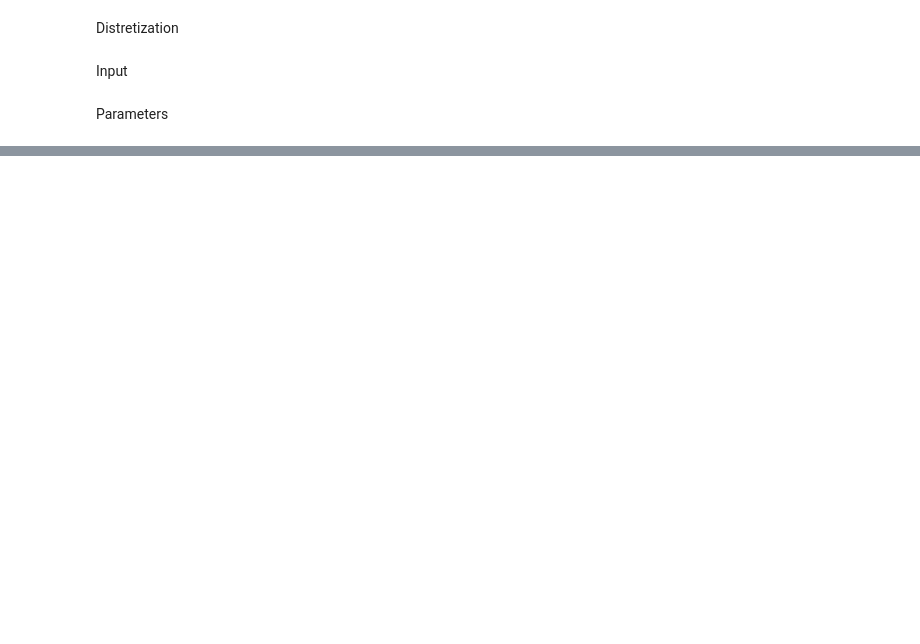
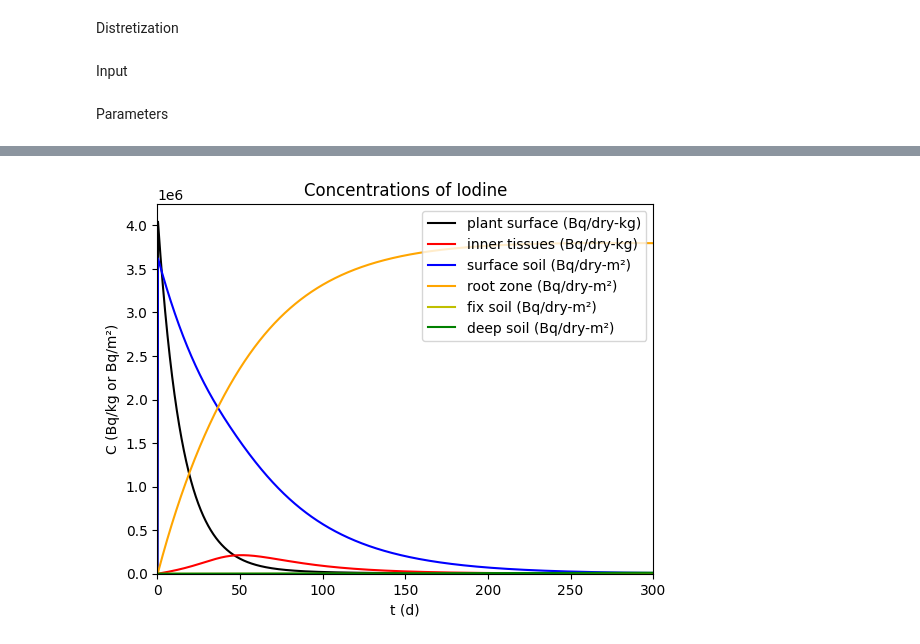
Before and after one commit to Raistlin11123/EI_Los_Angeles, a Jupyter notebook: main.ipynb, the cells around one changed output, grey strips where cells are left out. Saved outputs shown, nothing was run; the diff lists cells and outputs as text; code cells hidden in the pictures; blank space fills up the shorter version.

```diff
--- a/main.ipynb
+++ b/main.ipynb
@@ -23,8 +26,6 @@ C_air[:12] = [3.2*10**2, 3.2*10**3, 3.2*10**4, 3.2*10**4, 3.2*10**4, 3.2*10**4,
 # %% [markdown]
 Parameters
 # %%
-
-
 #---------------- Field type repartition ------------#
 
 a = 0.70 #ordinary field
@@ -33,14 +34,15 @@ c = 0.20 #pasture
 
 #------------------- TO COMPUTE kre------------------#
 
-RF_agri = 10**(-5) #=RFv_d
+RF_agri = 10**(-5) #=RFv_
 RF_rice = 0
 RF_pasture = np.zeros(n+1)
 kre = np.zeros(n+1) #averaged over the 3 types of field
 
 #----------------TO COMPUTE Bf & kup------------------#
 
-CR = 0.04 #cs
+CR = 0.04 #FOR CESIUM
+CR_i = 0.02 #FOR IODINE
 ro_r = (a+c) * 1180 + b * 1040
 L_r = a * 0.25 + b*0.25 + c*0.15 # roots of the plants
 k_g = 0.12
@@ -59,15 +61,18 @@ Irrigation = a*0.0036 + b*0.0049 + c*0.0022 #m/d
 Evaporation = 0.0032 #m/d
 R_p = f_p*Precipitation+Irrigation-Evaporation
 teta= (a+c)*270+b*600
-M_d=1000 #for Cs
+M_d=1000 #FOR CESIUM
+M_d_i = 90 #FOR IODINE
 kl =f_c*R_p/(teta*L_r*(1+ro_r*M_d/teta))
+kl_i = f_c*R_p/(teta*L_r*(1+ro_r*M_d_i/teta))
 
 #-------------------Other parameters------------------#
 
 
 kw = 2.77E-02
 kpc = 1.98E-02
-ktr = 5.5E-03 #for Cs
+ktr = 5.5E-03 #FOR CESIUM
+ktr_i = 8.5E-03 #FOR IODINE
 kad = 1.9E-03 # For Cs but no value for I
 kds = 2.1E-04 # For Cs but no value for I
 lambda_g = 3.47E-02
@@ -75,4 +80,5 @@ lambda_d = np.log(2)/(30.1*365) #Cs
 alpha= a*0.3 + (b+c)*3
 Be = a*0.2 + b*0.44 + c*0.49
 f=np.zeros(n+1)
-vd_cs = 0.0007 * 3600 * 24 #m/s for cesium
+vd_cs = 0.0007 * 3600 * 24 # FOR CESIUM
+vd_i = 0.0045 * 3600 * 24 #FOR IODINE
@@ -130,0 +177,17 @@ print(max(X4))
+# %%
+#Plot
+plt.plot(t, X1_i, color='black', label = 'plant surface (Bq/dry-kg)')
+plt.plot(t, X2_i, color='r', label = 'inner tissues (Bq/dry-kg)')
+plt.plot(t, X3_i, color='blue', label = 'surface soil (Bq/dry-m²)')
+plt.plot(t, X4_i, color='orange', label = 'root zone (Bq/dry-m²)')
+plt.plot(t, X5_i, color='y', label = 'fix soil (Bq/dry-m²)')
+plt.plot(t, X6_i, color='g', label = 'deep soil (Bq/dry-m²)')
+plt.title('Concentrations of Iodine')
+plt.xlabel('t (d)')
+plt.xlim(left=0, right=300)
+plt.ylim(bottom = 0)
+plt.ylabel('C (Bq/kg or Bq/m²)')
+plt.legend(loc = 'upper right')
+plt.show()
+# %% [output]
+[figure, added]
```
Also changed, not shown: parts of 7 cells of this notebook.
